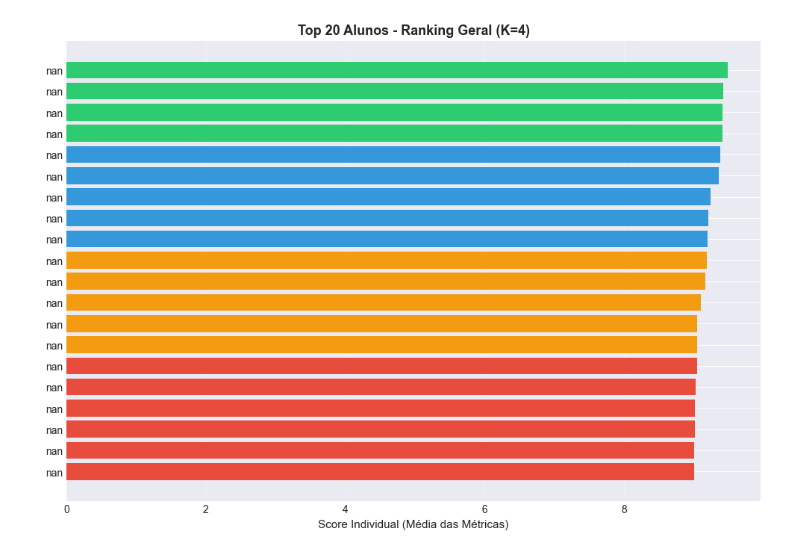
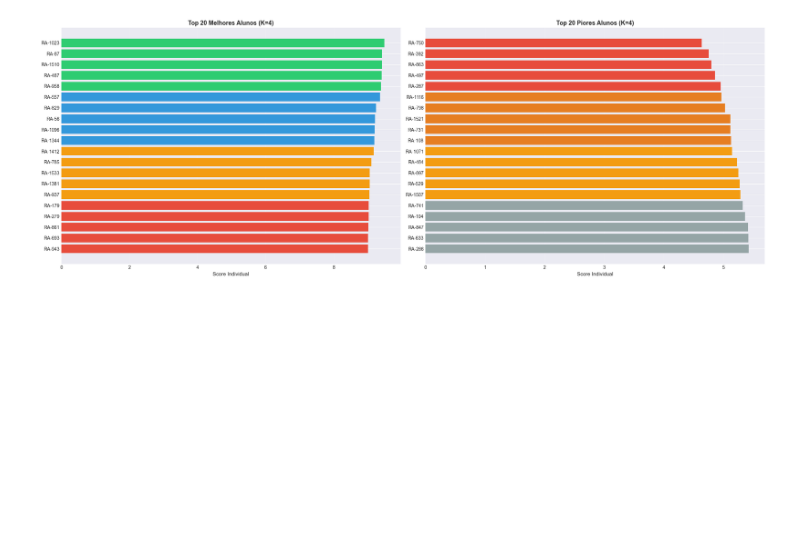
Before and after one commit to MathSpookyz/MLET-5---DATATHON, a Jupyter notebook: notebook_modelo.ipynb, the cells around one changed output. Cells and saved outputs as stored; diff of their text form; code cells hidden in the pictures; blank space fills up the shorter version.

```diff
--- a/notebook_modelo.ipynb
+++ b/notebook_modelo.ipynb
@@ -25,6 +31,9 @@ df_final, cluster_metricas, metricas_normalizadas = obter_dados_e_preprocessar(
     "dataset/PEDE_PASSOS_DATASET_FIAP.csv", scaler
 )
 
+# Preenche nomes ausentes com o RA do aluno
+df_final["Nome"] = df_final["Nome"].fillna(df_final["RA"])
+
 print(f"Dados carregados: {len(df_final)} alunos")
 print(f"Metricas processadas: {len(cluster_metricas)}")
 # %% [output]
@@ -350,12 +425,22 @@ TOP 10 ALUNOS COM MAIOR RISCO (K=4)
 # %%
 print("=" * 60)
-print("TOP 20 ALUNOS - RANKING INDIVIDUAL (K=4)")
+print("TOP 20 MELHORES ALUNOS - RANKING INDIVIDUAL (K=4)")
 print("=" * 60)
 
 ranking_k4_df = rankear_alunos_individual(df_k4, cluster_metricas)
 top_20 = ranking_k4_df.nlargest(20, "Score_Individual")[
-    ["Nome", "Perfil_Nivel", "Score_Individual", "Ranking_Geral", "Probabilidade_PV"]
+    ["RA", "Nome", "Perfil_Nivel", "Score_Individual", "Ranking_Geral", "Probabilidade_PV"]
 ]
 print(top_20.to_string())
+
+print("\n")
+print("=" * 60)
+print("TOP 20 PIORES ALUNOS - RANKING INDIVIDUAL (K=4)")
+print("=" * 60)
+
+bottom_20 = rankear_piores_alunos(df_k4, cluster_metricas, n=20)[
+    ["RA", "Nome", "Perfil_Nivel", "Score_Individual", "Ranking_Geral", "Probabilidade_PV"]
+]
+print(bottom_20.to_string())
 # %% [output]
 ============================================================
@@ -378,19 +463,37 @@ TOP 20 ALUNOS - RANKING INDIVIDUAL (K=4)
 # %%
-fig, ax = plt.subplots(figsize=(12, 8))
+fig, (ax1, ax2) = plt.subplots(1, 2, figsize=(22, 8))
+
+# --- Melhores ---
 top_20_plot = top_20.reset_index(drop=True)
-cores_ranking = [
-    "#2ecc71" if x < 5 else "#3498db" if x < 10 else "#f39c12" if x < 15 else "#e74c3c"
+labels_top = top_20_plot["RA"].astype(str)
+cores_top = [
+    "#2ecc71" if x <= 5 else "#3498db" if x <= 10 else "#f39c12" if x <= 15 else "#e74c3c"
     for x in top_20_plot["Ranking_Geral"]
 ]
+ax1.barh(range(len(top_20_plot)), top_20_plot["Score_Individual"], color=cores_top)
+ax1.set_yticks(range(len(top_20_plot)))
+ax1.set_yticklabels(labels_top, fontsize=10)
+ax1.set_xlabel("Score Individual", fontsize=11)
+ax1.set_title("Top 20 Melhores Alunos (K=4)", fontsize=13, fontweight="bold")
+ax1.invert_yaxis()
+ax1.grid(True, alpha=0.3, axis="x")
 
-ax.barh(range(len(top_20_plot)), top_20_plot["Score_Individual"], color=cores_ranking)
-ax.set_yticks(range(len(top_20_plot)))
-ax.set_yticklabels(top_20_plot["Nome"], fontsize=10)
-ax.set_xlabel("Score Individual (Media das Metricas)", fontsize=11)
-ax.set_title("Top 20 Alunos - Ranking Geral (K=4)", fontsize=13, fontweight="bold")
-ax.invert_yaxis()
-ax.grid(True, alpha=0.3, axis="x")
+# --- Piores ---
+bottom_20_plot = bottom_20.reset_index(drop=True)
+labels_bot = bottom_20_plot["RA"].astype(str)
+cores_bot = [
+    "#e74c3c" if x <= 5 else "#e67e22" if x <= 10 else "#f39c12" if x <= 15 else "#95a5a6"
+    for x in bottom_20_plot["Ranking_Geral"]
+]
+ax2.barh(range(len(bottom_20_plot)), bottom_20_plot["Score_Individual"], color=cores_bot)
+ax2.set_yticks(range(len(bottom_20_plot)))
+ax2.set_yticklabels(labels_bot, fontsize=10)
+ax2.set_xlabel("Score Individual", fontsize=11)
+ax2.set_title("Top 20 Piores Alunos (K=4)", fontsize=13, fontweight="bold")
+ax2.invert_yaxis()
+ax2.grid(True, alpha=0.3, axis="x")
+
 plt.tight_layout()
 plt.show()
 # %% [output]
-[figure, old version]
+[figure, new version]
```
Also changed, not shown: parts of 20 cells of this notebook, 3 other files.
